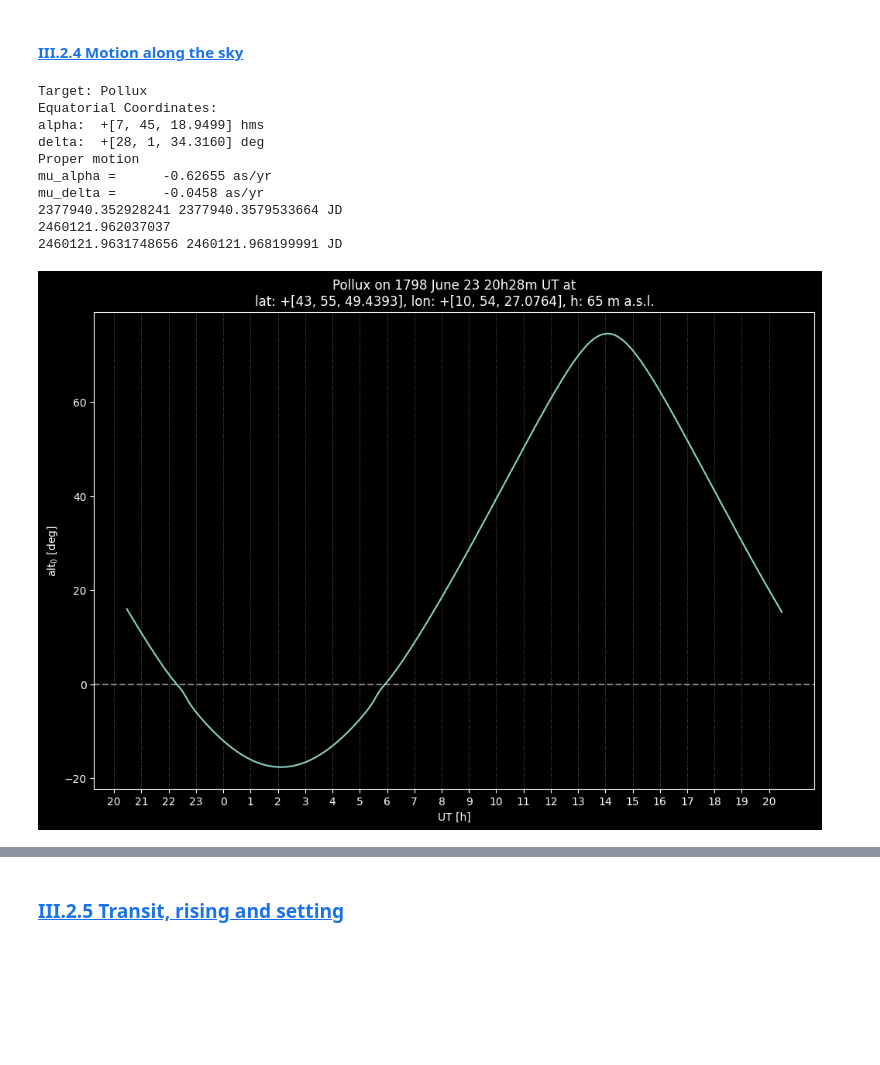
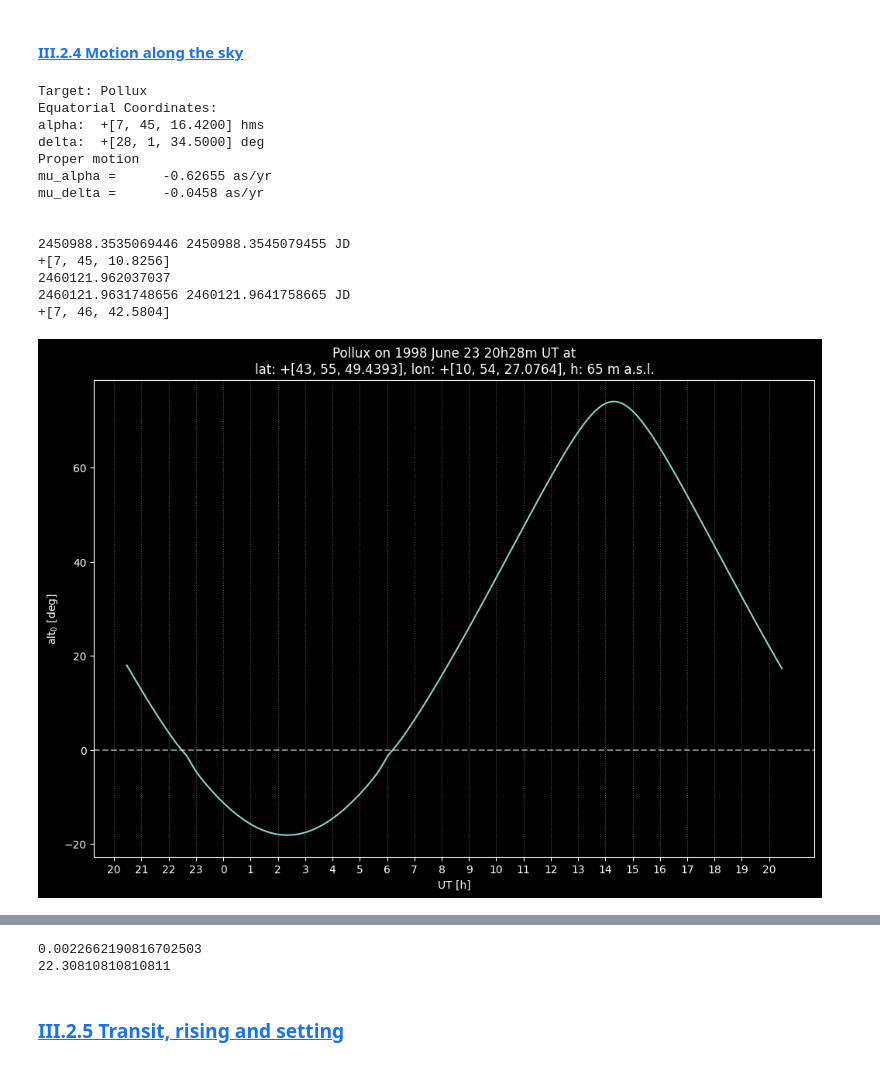
Before and after one commit to 00-berni/proj_0, a Jupyter notebook: notebook/notebook.ipynb, the cells around one changed output, grey strips where cells are left out. Drawn from its saved outputs; the diff is of its cells as text; code cells hidden in the pictures; blank space fills up the shorter version.

```diff
--- a/notebook/notebook.ipynb
+++ b/notebook/notebook.ipynb
@@ -1050,6 +1051,12 @@ print(date.str_date())
 HA = mean_Green_HA(date)
 print(HA.str_angle('hms'))
 
+date = Date([1988,3,20])
+print(date.str_date())
+HA = mean_Green_HA(date)
+print(HA.str_angle('hms'))
+
+date = Date([1987,4,10])
 date.time.val = 19*3600 + 21*60
 print(date.str_date())
 HA = mean_Green_HA(date)
@@ -1196,12 +1205,25 @@ class StarObj():
         self.mua = prmt[0] if prmt is not None else None
         self.mud = prmt[1] if prmt is not None else None
 
+    def copy(self):
+        prmt = [self.mua, self.mud] if self.mua is not None else None
+        return StarObj(self.name,self.coor.copy(),prmt)
+
+    def getcoor(self):
+        starobj = self.copy()
+        return starobj.coor.alpha, starobj.coor.delta
+
+    def getprmt(self):
+        starobj = self.copy()
+        return [starobj.mua, starobj.mud]
+
     def obj_info(self):
         print('Target: ' + self.name)
         print(self.coor.print_values())
         print('Proper motion')
         if self.mua is not None:
             print(f'mu_alpha =\t{self.mua} as/yr\nmu_delta =\t{self.mud} as/yr')
+        print('\n')
 # %% [markdown]
 #### <a id='toc1_3_2_1_'></a>[III.2.1 Precession](#toc0_)
 # %%
@@ -1313,10 +1354,10 @@ def refraction_corr(alt: Angles | ArrAngle, height: float):
 # %% [markdown]
 #### <a id='toc1_3_2_4_'></a>[III.2.4 Motion along the sky](#toc0_)
 # %%
-numpoint = 200
+numpoint = 500
 
 
-def trajectory(date: Date, obs_pos: GeoPos, obj: StarObj) -> ArrAngle:
+def trajectory(date: Date, obs_pos: GeoPos, obj: StarObj, numpoint: int = 1000) -> ArrAngle:
 
 
     date = date.copy()
@@ -1327,7 +1368,7 @@ def trajectory(date: Date, obs_pos: GeoPos, obj: StarObj) -> ArrAngle:
     height = obs_pos.h
 
     ra, dec = precession_corr(date, obj)
-    # print(ra.hms)
+    print(HAngles(ra.hms[0],'hms').str_angle('hms'))
     # ra = obj.coor.alpha
     # dec = obj.coor.delta
     # print(obj.coor.alpha.str_angle('hms'))
@@ -1361,8 +1402,8 @@ obs = GeoPos(lon,lat,h)
 # ra = HAngles(['+',[5,55,10.30536]],'hms')
 # dec = HAngles(['+',[7,24,25.4304]],'deg',lim=90)
 # # proper motion
-# mu_a = 27.54e-3 # as
-# mu_d = 11.30e-3 # as
+# mu_a = 27.54e-3 # as/yr
+# mu_d = 11.30e-3 # as/yr
 ##
 
 ##
@@ -1370,8 +1411,8 @@ obs = GeoPos(lon,lat,h)
 # ra  = HAngles(['+',[19,50,46.99855]],'hms')
 # dec = HAngles(['+',[8,52,05.9563]],'deg',lim=90)
 # # proper motion
-# mu_a = 536.23e-3 # as
-# mu_d = 385.29e-3 # as
+# mu_a = 536.23e-3 # as/yr
+# mu_d = 385.29e-3 # as/yr
 ##
 
 ##
@@ -1379,17 +1420,20 @@ obs = GeoPos(lon,lat,h)
 # ra  = HAngles(['+',[2,31,49.09456]],'hms')
 # dec = HAngles(['+',[89,15,50.7923]],'deg',lim=90)
 # # proper motion
-# mu_a = 44.48e-3 # as/yr
-# mu_d = -11.85e-3 # as/r
+# mu_a = 44.48e-3  # as/yr
+# mu_d = -11.85e-3 # as/yr
 ##
 
-##
+## 8.94987
 name = 'Pollux'
-ra  = HAngles(['+',[7,45,18.94987]],'hms')
-dec = HAngles(['+',[28,1,34.3160]],'deg',lim=90)
+ra  = HAngles(['+',[7,45,16.42]],'hms')
+dec = HAngles(['+',[28,1,34.5]],'deg',lim=90)
 # proper motion
 mu_a = -626.55e-3 # as/yr
-mu_d = -45.80e-3 # as/yr
+mu_d = -45.80e-3  # as/yr
+# ris 06:40
+# tra 14:46
+# set 22:51
 ##
 
 obj = StarObj(name,[ra,dec],[mu_a,mu_d])
@@ -1397,13 +1441,11 @@ obj.obj_info()
 
 # ---
 
-date = Date([1798,6,23],[20,28,0])
+date = Date([1998,6,23],[20,28,0])
 JDdate = julian_day(date)
 alt, dayrange = trajectory(date,obs,obj)
 
 hour = date.time.hour()
-
-# dayrange = np.array([calendar_date(day/24+JDdate).daydec() for day in np.linspace(0,24,numpoint)])
 
 N = int(max(dayrange))+1 if hour <= (int(hour)+0.5) else int(max(dayrange))+2
 ticks = np.arange(int(min(dayrange)), N,1)
@@ -1420,40 +1462,48 @@ plt.grid(axis='x',linestyle='dotted',color='gray',alpha=0.7)
 
 date = Date([2023,6,26],[11,5,20])
 JDdate = julian_day(date)
 print(JDdate)
 alt, dayrange = trajectory(date,obs,obj)
 
 hour = date.time.hour()
 
-# dayrange = np.array([calendar_date(day/24+JDdate).daydec() for day in np.linspace(0,24,numpoint)])
 
 N = int(max(dayrange))+1 if hour <= (int(hour)+0.5) else int(max(dayrange))+2
 ticks = np.arange(int(min(dayrange)), N,1)
 
 plt.figure(figsize=[12,8])
 plt.title(obj.name + ' on ' + date.str_date() + f" at\nlat: {obs.lat.str_angle('deg')}, lon: {obs.lon.str_angle('deg')}, h: {obs.h} m a.s.l.")
 plt.plot(dayrange,alt.deg)
 plt.axhline(0,xmin=0,xmax=1,linestyle='dashed',alpha=0.5)
 plt.xticks(ticks,np.where(ticks < 24, ticks, ticks-24))
 plt.xlabel('UT [h]')
 plt.ylabel('alt$_0$ [deg]')
 plt.grid(axis='x',linestyle='dotted',color='gray',alpha=0.7)
 
 
 plt.show()
+
+print(abs(alt.deg).min())
+print(dayrange[abs(alt.deg).argmin()])
 # %% [output]
 Target: Pollux
 Equatorial Coordinates:
-alpha:  +[7, 45, 18.9499] hms
-delta:  +[28, 1, 34.3160] deg
+alpha:  +[7, 45, 16.4200] hms
+delta:  +[28, 1, 34.5000] deg
 Proper motion
 mu_alpha =      -0.62655 as/yr
 mu_delta =      -0.0458 as/yr
-2377940.352928241 2377940.3579533664 JD
+
+
+2450988.3535069446 2450988.3545079455 JD
++[7, 45, 10.8256]
 2460121.962037037
-2460121.9631748656 2460121.968199991 JD
+2460121.9631748656 2460121.9641758665 JD
++[7, 46, 42.5804]
-[figure, old version]
+[figure, new version]
 [figure]
+0.0022662190816702503
+22.30810810810811
 # %% [markdown]
 ### <a id='toc1_3_3_'></a>[III.2.5 Transit, rising and setting](#toc0_)
 # %%
```
Also changed, not shown: parts of 5 cells of this notebook.
